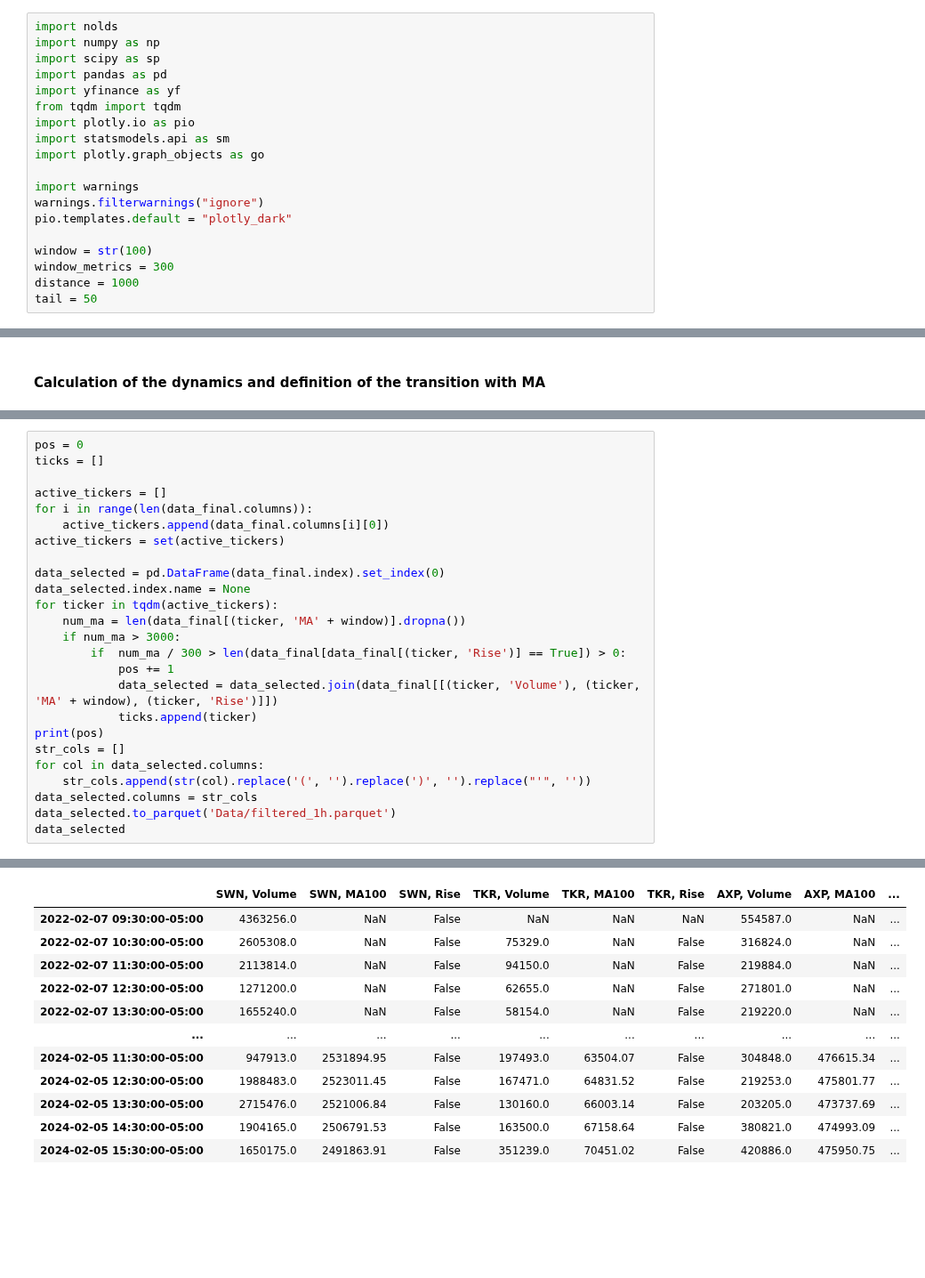
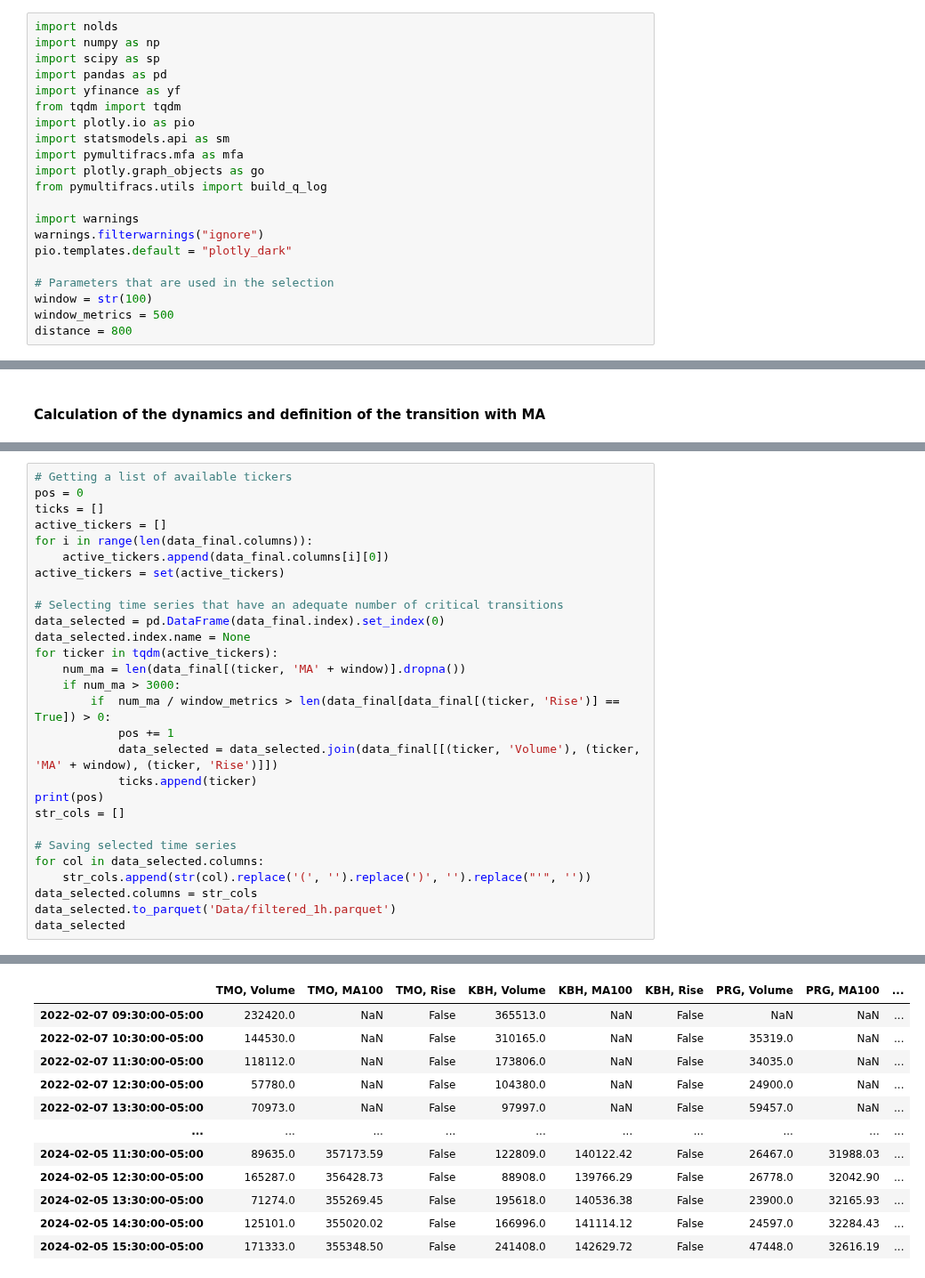
Before and after one commit to lebedevaale/early_warning_model, a Jupyter notebook: import_and_preparation.ipynb, the cells around one changed output, grey strips where cells are left out. Shown at 89% size. Cells and saved outputs as stored; diff of their text form; blank space fills up the shorter version.

```diff
--- a/import_and_preparation.ipynb
+++ b/import_and_preparation.ipynb
@@ -7,13 +7,15 @@ import yfinance as yf
 from tqdm import tqdm
 import plotly.io as pio
 import statsmodels.api as sm
+import pymultifracs.mfa as mfa
 import plotly.graph_objects as go
+from pymultifracs.utils import build_q_log
 
 import warnings
 warnings.filterwarnings("ignore")
 pio.templates.default = "plotly_dark"
 
+# Parameters that are used in the selection
 window = str(100)
-window_metrics = 300
-distance = 1000
-tail = 50
+window_metrics = 500
+distance = 800
@@ -126,41 +141,44 @@ data_final
 3498 rows × 10600 columns
 # %%
+# Getting a list of available tickers
 pos = 0
 ticks = []
-
 active_tickers = []
 for i in range(len(data_final.columns)):
     active_tickers.append(data_final.columns[i][0])
 active_tickers = set(active_tickers)
 
+# Selecting time series that have an adequate number of critical transitions
 data_selected = pd.DataFrame(data_final.index).set_index(0)
 data_selected.index.name = None
 for ticker in tqdm(active_tickers):
     num_ma = len(data_final[(ticker, 'MA' + window)].dropna())
     if num_ma > 3000:
-        if  num_ma / 300 > len(data_final[data_final[(ticker, 'Rise')] == True]) > 0:
+        if  num_ma / window_metrics > len(data_final[data_final[(ticker, 'Rise')] == True]) > 0:
             pos += 1
             data_selected = data_selected.join(data_final[[(ticker, 'Volume'), (ticker, 'MA' + window), (ticker, 'Rise')]])
             ticks.append(ticker)
 print(pos)
 str_cols = []
+
+# Saving selected time series
 for col in data_selected.columns:
     str_cols.append(str(col).replace('(', '').replace(')', '').replace("'", ''))
 data_selected.columns = str_cols
 data_selected.to_parquet('Data/filtered_1h.parquet')
 data_selected
 # %% [output]
 889
-|  | SWN, Volume | SWN, MA100 | SWN, Rise | TKR, Volume | TKR, MA100 | TKR, Rise | AXP, Volume | AXP, MA100 | ... |
-| 2022-02-07 09:30:00-05:00 | 4363256.0 | NaN | False | NaN | NaN | NaN | 554587.0 | NaN | ... |
-| 2022-02-07 10:30:00-05:00 | 2605308.0 | NaN | False | 75329.0 | NaN | False | 316824.0 | NaN | ... |
-| 2022-02-07 11:30:00-05:00 | 2113814.0 | NaN | False | 94150.0 | NaN | False | 219884.0 | NaN | ... |
-| 2022-02-07 12:30:00-05:00 | 1271200.0 | NaN | False | 62655.0 | NaN | False | 271801.0 | NaN | ... |
-| 2022-02-07 13:30:00-05:00 | 1655240.0 | NaN | False | 58154.0 | NaN | False | 219220.0 | NaN | ... |
+|  | TMO, Volume | TMO, MA100 | TMO, Rise | KBH, Volume | KBH, MA100 | KBH, Rise | PRG, Volume | PRG, MA100 | ... |
+| 2022-02-07 09:30:00-05:00 | 232420.0 | NaN | False | 365513.0 | NaN | False | NaN | NaN | ... |
+| 2022-02-07 10:30:00-05:00 | 144530.0 | NaN | False | 310165.0 | NaN | False | 35319.0 | NaN | ... |
+| 2022-02-07 11:30:00-05:00 | 118112.0 | NaN | False | 173806.0 | NaN | False | 34035.0 | NaN | ... |
+| 2022-02-07 12:30:00-05:00 | 57780.0 | NaN | False | 104380.0 | NaN | False | 24900.0 | NaN | ... |
+| 2022-02-07 13:30:00-05:00 | 70973.0 | NaN | False | 97997.0 | NaN | False | 59457.0 | NaN | ... |
 | ... | ... | ... | ... | ... | ... | ... | ... | ... | ... |
-| 2024-02-05 11:30:00-05:00 | 947913.0 | 2531894.95 | False | 197493.0 | 63504.07 | False | 304848.0 | 476615.34 | ... |
-| 2024-02-05 12:30:00-05:00 | 1988483.0 | 2523011.45 | False | 167471.0 | 64831.52 | False | 219253.0 | 475801.77 | ... |
-| 2024-02-05 13:30:00-05:00 | 2715476.0 | 2521006.84 | False | 130160.0 | 66003.14 | False | 203205.0 | 473737.69 | ... |
-| 2024-02-05 14:30:00-05:00 | 1904165.0 | 2506791.53 | False | 163500.0 | 67158.64 | False | 380821.0 | 474993.09 | ... |
-| 2024-02-05 15:30:00-05:00 | 1650175.0 | 2491863.91 | False | 351239.0 | 70451.02 | False | 420886.0 | 475950.75 | ... |
+| 2024-02-05 11:30:00-05:00 | 89635.0 | 357173.59 | False | 122809.0 | 140122.42 | False | 26467.0 | 31988.03 | ... |
+| 2024-02-05 12:30:00-05:00 | 165287.0 | 356428.73 | False | 88908.0 | 139766.29 | False | 26778.0 | 32042.90 | ... |
+| 2024-02-05 13:30:00-05:00 | 71274.0 | 355269.45 | False | 195618.0 | 140536.38 | False | 23900.0 | 32165.93 | ... |
+| 2024-02-05 14:30:00-05:00 | 125101.0 | 355020.02 | False | 166996.0 | 141114.12 | False | 24597.0 | 32284.43 | ... |
+| 2024-02-05 15:30:00-05:00 | 171333.0 | 355348.50 | False | 241408.0 | 142629.72 | False | 47448.0 | 32616.19 | ... |
 3498 rows × 2667 columns
```
Also changed, not shown: parts of 9 cells of this notebook, 3 other files.
